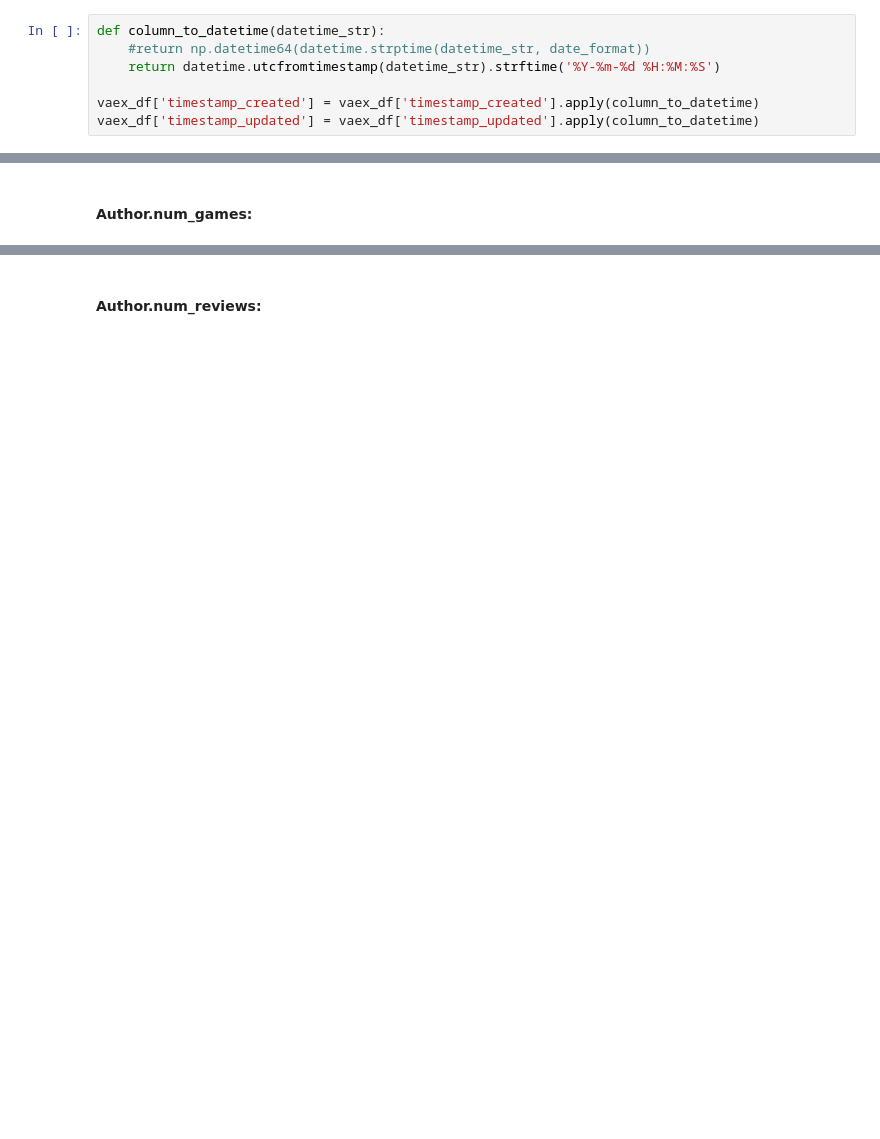
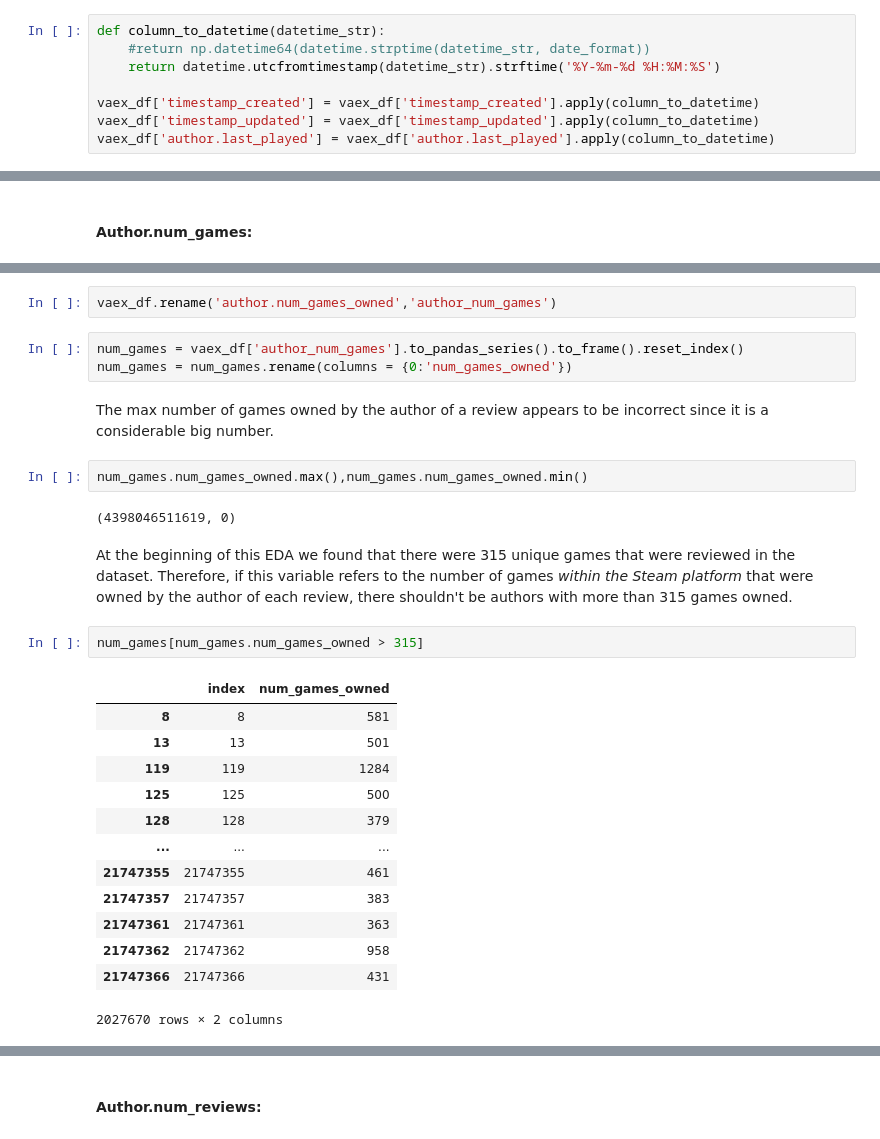
Before and after one commit to brauliovillalobos/ADM_HW2_Sapienza, a Jupyter notebook: HW_2_ADM.ipynb, the cells around one changed output, grey strips where cells are left out. Saved outputs shown, nothing was run; the diff lists cells and outputs as text; blank space fills up the shorter version.

```diff
--- a/HW_2_ADM.ipynb
+++ b/HW_2_ADM.ipynb
@@ -145,6 +107,7 @@ def column_to_datetime(datetime_str):
 
 vaex_df['timestamp_created'] = vaex_df['timestamp_created'].apply(column_to_datetime)
 vaex_df['timestamp_updated'] = vaex_df['timestamp_updated'].apply(column_to_datetime)
+vaex_df['author.last_played'] = vaex_df['author.last_played'].apply(column_to_datetime)
 # %%
 vaex_df['app_id']= vaex_df.app_id.astype('str')
 vaex_df['review_id']= vaex_df.review_id.astype('str')
@@ -466,0 +363,29 @@ weighted_score_df.weighted_score.max()
+# %%
+vaex_df.rename('author.num_games_owned','author_num_games')
+# %%
+num_games = vaex_df['author_num_games'].to_pandas_series().to_frame().reset_index()
+num_games = num_games.rename(columns = {0:'num_games_owned'})
+# %% [markdown]
+The max number of games owned by the author of a review appears to be incorrect since it is a considerable big number.
+# %%
+num_games.num_games_owned.max(),num_games.num_games_owned.min()
+# %% [output]
+(4398046511619, 0)
+# %% [markdown]
+At the beginning of this EDA we found that there were 315 unique games that were reviewed in the dataset. Therefore, if this variable refers to the number of games *within the Steam platform* that were owned by the author of each review, there shouldn't be authors with more than 315 games owned.
+# %%
+num_games[num_games.num_games_owned > 315]
+# %% [output]
+|  | index | num_games_owned |
+| 8 | 8 | 581 |
+| 13 | 13 | 501 |
+| 119 | 119 | 1284 |
+| 125 | 125 | 500 |
+| 128 | 128 | 379 |
+| ... | ... | ... |
+| 21747355 | 21747355 | 461 |
+| 21747357 | 21747357 | 383 |
+| 21747361 | 21747361 | 363 |
+| 21747362 | 21747362 | 958 |
+| 21747366 | 21747366 | 431 |
+2027670 rows × 2 columns
```
Also changed, not shown: parts of 60 cells of this notebook.
